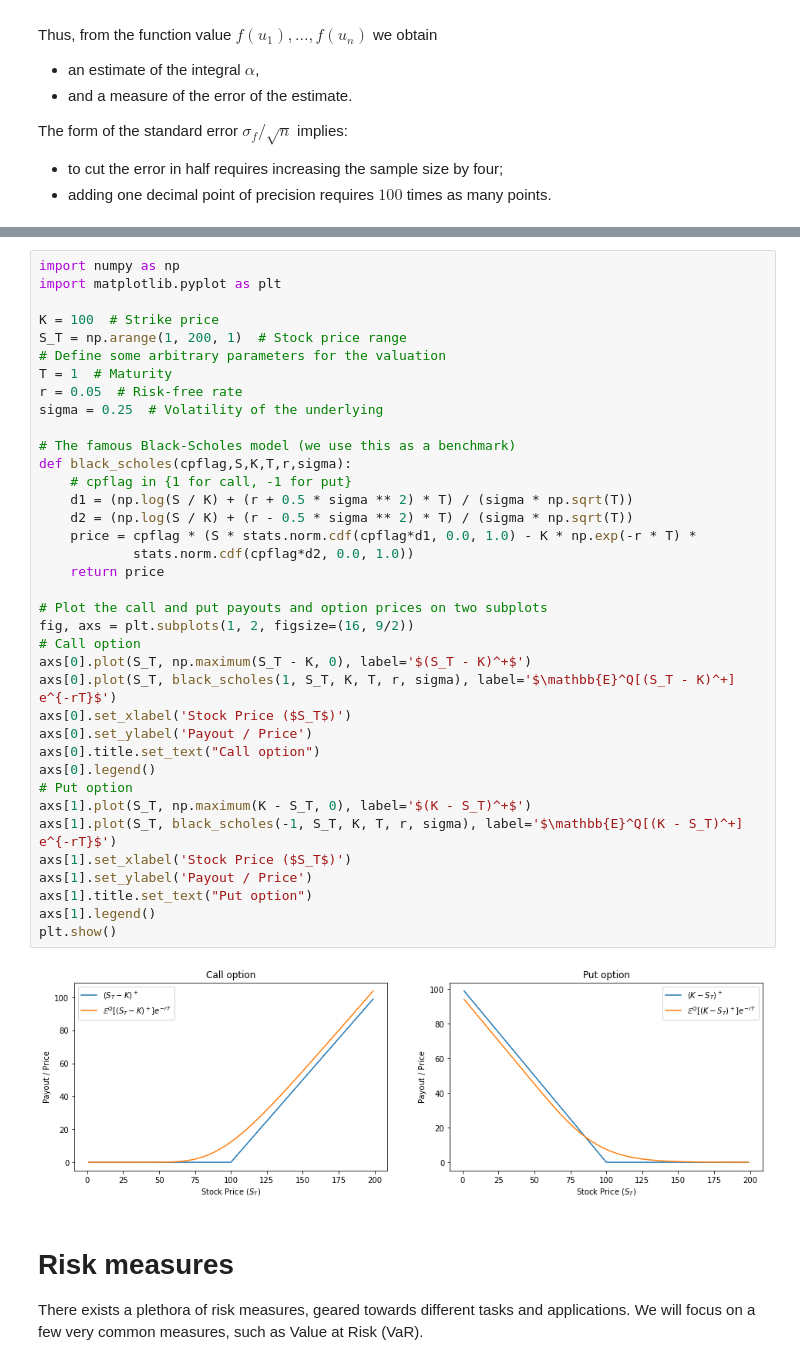
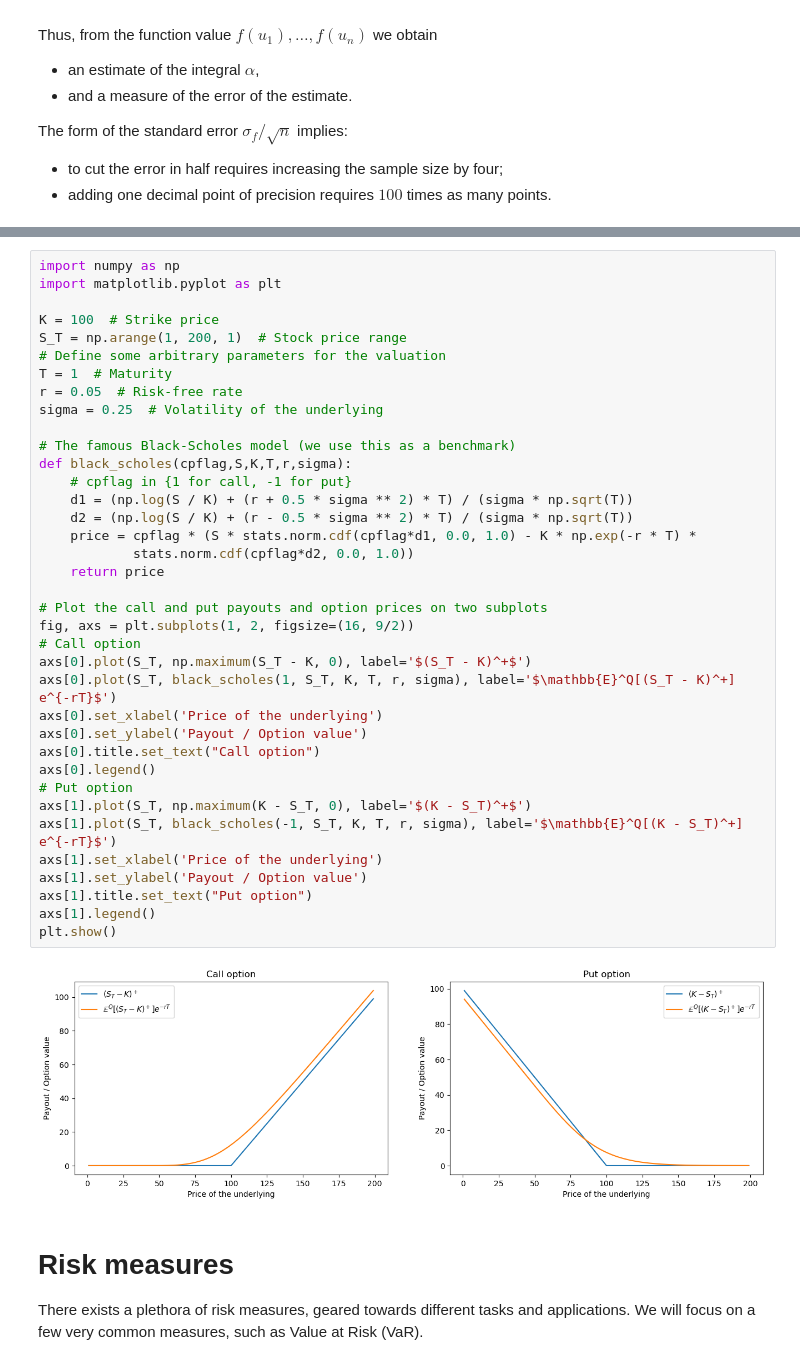
Before and after one commit to iwh-halle/FinancialDataAnalytics, a Jupyter notebook: slides_pt2.ipynb, the cells around one changed output, grey strips where cells are left out. Drawn from its saved outputs; the diff is of its cells as text.

```diff
--- a/slides_pt2.ipynb
+++ b/slides_pt2.ipynb
@@ -481,38 +483,38 @@ import matplotlib.pyplot as plt
 K = 100  # Strike price
 S_T = np.arange(1, 200, 1)  # Stock price range
 # Define some arbitrary parameters for the valuation
 T = 1  # Maturity
 r = 0.05  # Risk-free rate
 sigma = 0.25  # Volatility of the underlying
 
 # The famous Black-Scholes model (we use this as a benchmark)
 def black_scholes(cpflag,S,K,T,r,sigma):
     # cpflag in {1 for call, -1 for put}
     d1 = (np.log(S / K) + (r + 0.5 * sigma ** 2) * T) / (sigma * np.sqrt(T))
     d2 = (np.log(S / K) + (r - 0.5 * sigma ** 2) * T) / (sigma * np.sqrt(T))
     price = cpflag * (S * stats.norm.cdf(cpflag*d1, 0.0, 1.0) - K * np.exp(-r * T) *
             stats.norm.cdf(cpflag*d2, 0.0, 1.0))
     return price
 
 # Plot the call and put payouts and option prices on two subplots
 fig, axs = plt.subplots(1, 2, figsize=(16, 9/2))
 # Call option
 axs[0].plot(S_T, np.maximum(S_T - K, 0), label='$(S_T - K)^+$')
 axs[0].plot(S_T, black_scholes(1, S_T, K, T, r, sigma), label='$\mathbb{E}^Q[(S_T - K)^+] e^{-rT}$')
-axs[0].set_xlabel('Stock Price ($S_T$)')
-axs[0].set_ylabel('Payout / Price')
+axs[0].set_xlabel('Price of the underlying')
+axs[0].set_ylabel('Payout / Option value')
 axs[0].title.set_text("Call option")
 axs[0].legend()
 # Put option
 axs[1].plot(S_T, np.maximum(K - S_T, 0), label='$(K - S_T)^+$')
 axs[1].plot(S_T, black_scholes(-1, S_T, K, T, r, sigma), label='$\mathbb{E}^Q[(K - S_T)^+] e^{-rT}$')
-axs[1].set_xlabel('Stock Price ($S_T$)')
-axs[1].set_ylabel('Payout / Price')
+axs[1].set_xlabel('Price of the underlying')
+axs[1].set_ylabel('Payout / Option value')
 axs[1].title.set_text("Put option")
 axs[1].legend()
 plt.show()
 # %% [output]
-[figure, old version]
+[figure, new version]
 # %% [markdown]
 # Risk measures
 
```
Also changed, not shown: parts of 12 cells of this notebook, 3 other files.
